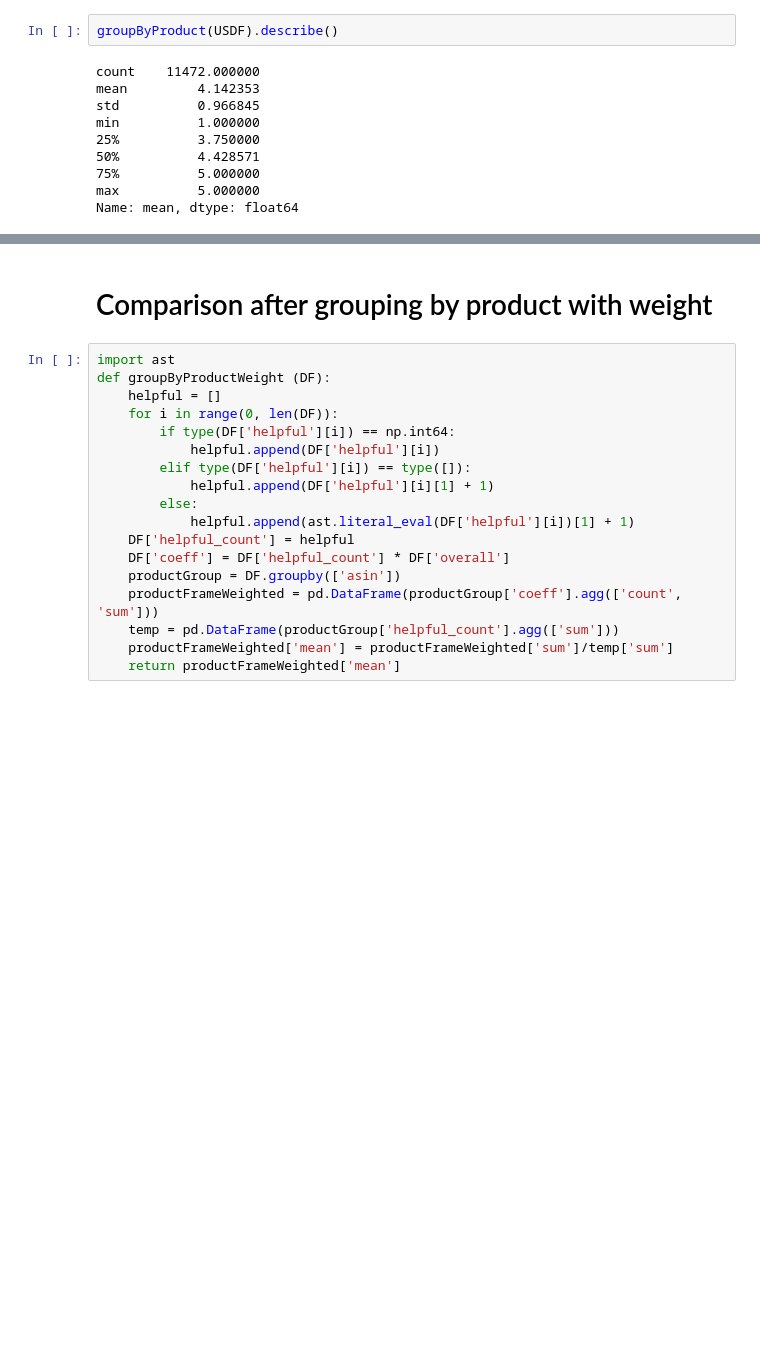
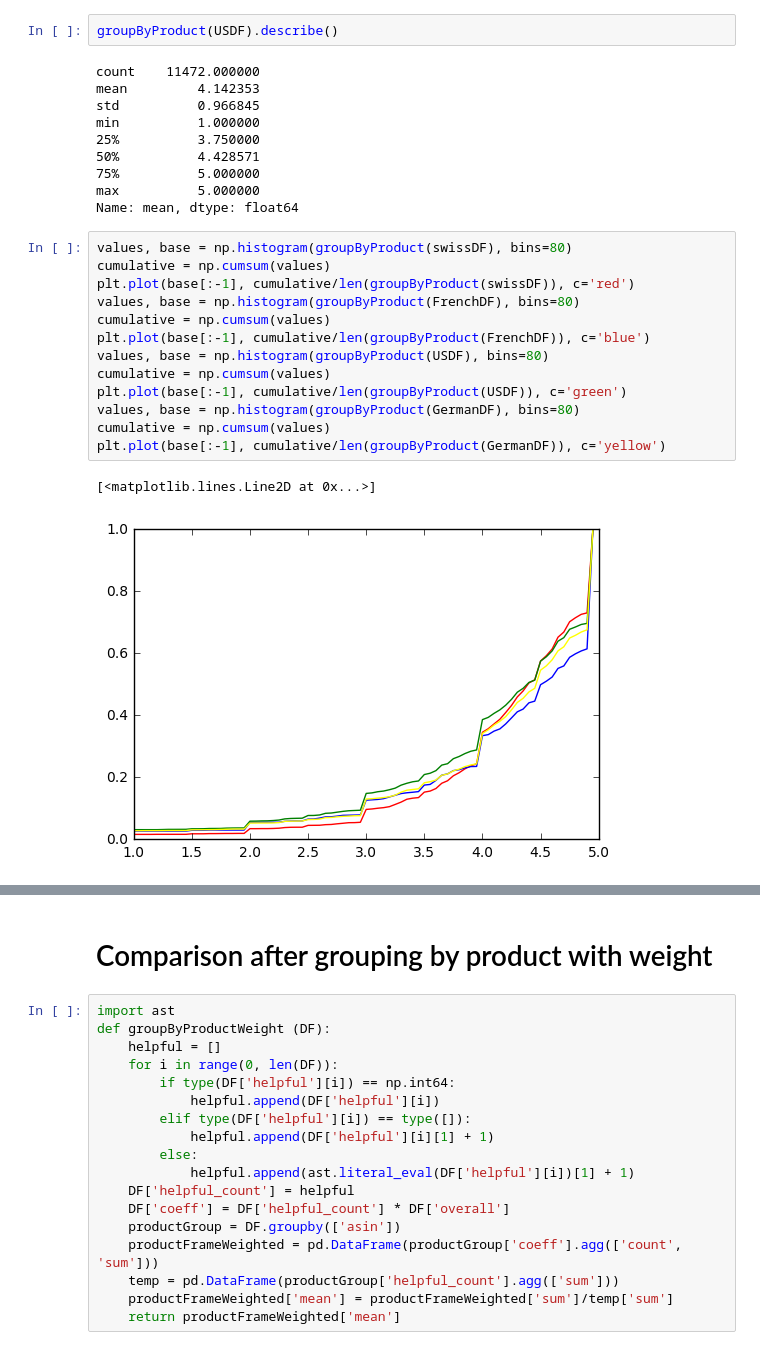
Before and after one commit to bojanp94/ADAProject, a Jupyter notebook: swiss products.ipynb, the cells around one changed output, grey strips where cells are left out. Drawn from its saved outputs; the diff is of its cells as text; blank space fills up the shorter version.

```diff
--- a/swiss products.ipynb
+++ b/swiss products.ipynb
@@ -531,4 +531,20 @@ min          1.000000
 75%          5.000000
 max          5.000000
 Name: mean, dtype: float64
+# %%
+values, base = np.histogram(groupByProduct(swissDF), bins=80)
+cumulative = np.cumsum(values)
+plt.plot(base[:-1], cumulative/len(groupByProduct(swissDF)), c='red')
+values, base = np.histogram(groupByProduct(FrenchDF), bins=80)
+cumulative = np.cumsum(values)
+plt.plot(base[:-1], cumulative/len(groupByProduct(FrenchDF)), c='blue')
+values, base = np.histogram(groupByProduct(USDF), bins=80)
+cumulative = np.cumsum(values)
+plt.plot(base[:-1], cumulative/len(groupByProduct(USDF)), c='green')
+values, base = np.histogram(groupByProduct(GermanDF), bins=80)
+cumulative = np.cumsum(values)
+plt.plot(base[:-1], cumulative/len(groupByProduct(GermanDF)), c='yellow')
+# %% [output]
+[<matplotlib.lines.Line2D at 0x...>]
+[figure, added]
 # %%
```
Also changed, not shown: parts of 30 cells of this notebook.
